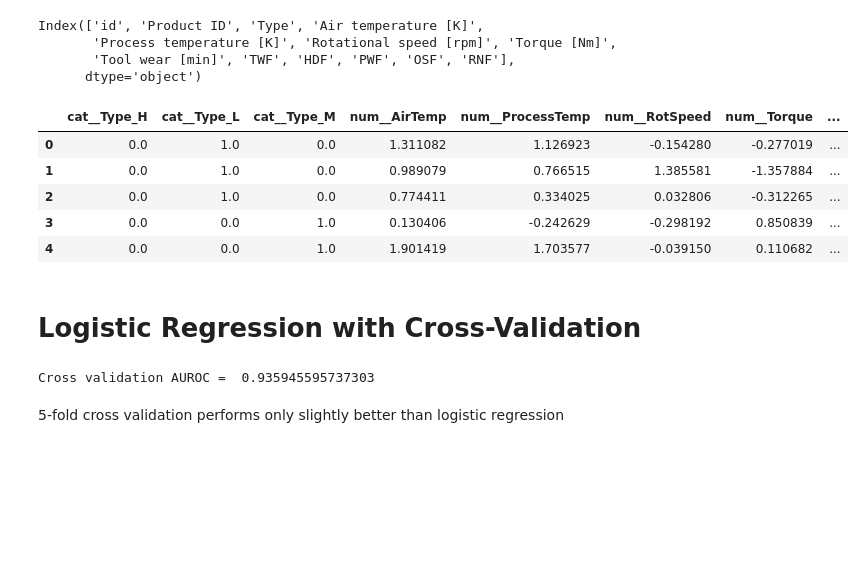
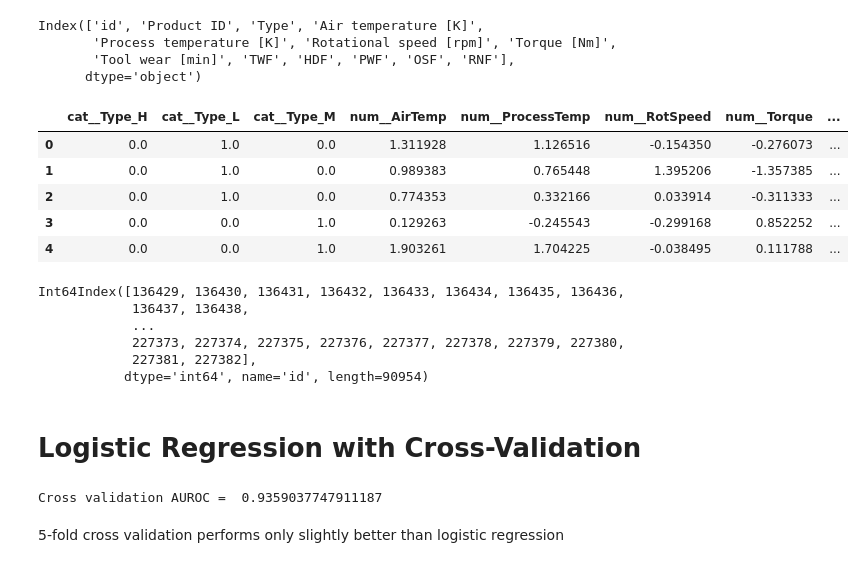
Before and after one commit to sharmilat29/Kaggle-Machine-Failure-Classification-Algorithms, a Jupyter notebook: machine-failure-binary-classification.ipynb, the cells around one changed output. Saved outputs shown, nothing was run; the diff lists cells and outputs as text; code cells hidden in the pictures; blank space fills up the shorter version.

```diff
--- a/machine-failure-binary-classification.ipynb
+++ b/machine-failure-binary-classification.ipynb
@@ -116,3 +116,6 @@ df.columns
 Index(['id', 'Type', 'AirTemp', 'ProcessTemp', 'RotSpeed', 'Torque',
        'ToolWear', 'Machine failure', 'TWF', 'HDF', 'PWF', 'OSF', 'RNF'],
       dtype='object')
+# %%
+df.set_index('id', inplace = True)
+df.columns
@@ -161,9 +169,9 @@ from sklearn.preprocessing import OneHotEncoder
 from sklearn.compose import ColumnTransformer
 
 transformers = [
-    ('cat', OneHotEncoder(handle_unknown = 'ignore'), ['Type']),
+    ('cat', OneHotEncoder(handle_unknown = 'ignore', sparse_output = False), ['Type']),
     ('num', StandardScaler(), ['AirTemp', 'ProcessTemp', 'RotSpeed', 'Torque', 'ToolWear']),
-    ('skip', 'passthrough', ['id', 'TWF', 'HDF', 'PWF', 'OSF', 'RNF'])
+    ('skip', 'passthrough', ['TWF', 'HDF', 'PWF', 'OSF', 'RNF'])
 ]
 
 col_transformer = ColumnTransformer(transformers)
@@ -228,22 +236,31 @@ Index(['id', 'Product ID', 'Type', 'Air temperature [K]',
 # %%
 # Prediction 1 using simple logistic regression on the test set (submission 1)
 
 # Apply data transformations as before
-
 test_df.rename(columns = {test_df.columns[3] : "AirTemp", test_df.columns[4] : "ProcessTemp", test_df.columns[5]: "RotSpeed", test_df.columns[6] : "Torque", test_df.columns[7]:"ToolWear"}, inplace = True)
 test_df = test_df.drop(["Product ID"], axis = 1)
+test_df.set_index('id', inplace = True)
 
 #test_df.columns
 
 test_df_new = pd.DataFrame(col_transformer.transform(test_df), columns = col_transformer.get_feature_names_out())
 test_df_new.head()
 # %% [output]
 |  | cat__Type_H | cat__Type_L | cat__Type_M | num__AirTemp | num__ProcessTemp | num__RotSpeed | num__Torque | ... |
-| 0 | 0.0 | 1.0 | 0.0 | 1.311082 | 1.126923 | -0.154280 | -0.277019 | ... |
-| 1 | 0.0 | 1.0 | 0.0 | 0.989079 | 0.766515 | 1.385581 | -1.357884 | ... |
-| 2 | 0.0 | 1.0 | 0.0 | 0.774411 | 0.334025 | 0.032806 | -0.312265 | ... |
-| 3 | 0.0 | 0.0 | 1.0 | 0.130406 | -0.242629 | -0.298192 | 0.850839 | ... |
-| 4 | 0.0 | 0.0 | 1.0 | 1.901419 | 1.703577 | -0.039150 | 0.110682 | ... |
+| 0 | 0.0 | 1.0 | 0.0 | 1.311928 | 1.126516 | -0.154350 | -0.276073 | ... |
+| 1 | 0.0 | 1.0 | 0.0 | 0.989383 | 0.765448 | 1.395206 | -1.357385 | ... |
+| 2 | 0.0 | 1.0 | 0.0 | 0.774353 | 0.332166 | 0.033914 | -0.311333 | ... |
+| 3 | 0.0 | 0.0 | 1.0 | 0.129263 | -0.245543 | -0.299168 | 0.852252 | ... |
+| 4 | 0.0 | 0.0 | 1.0 | 1.903261 | 1.704225 | -0.038495 | 0.111788 | ... |
+# %%
+test_df.index
+# %% [output]
+Int64Index([136429, 136430, 136431, 136432, 136433, 136434, 136435, 136436,
+            136437, 136438,
+            ...
+            227373, 227374, 227375, 227376, 227377, 227378, 227379, 227380,
+            227381, 227382],
+           dtype='int64', name='id', length=90954)
 # %% [markdown]
 # Logistic Regression with Cross-Validation
 # %%
@@ -263,7 +282,7 @@ cv_scores = cross_val_score(model, train_X_complete, complete_y, cv = 5, scoring
 
 print("Cross validation AUROC = ", cv_scores.mean())
 # %% [output]
-Cross validation AUROC =  0.935945595737303
+Cross validation AUROC =  0.9359037747911187
 # %% [markdown]
 5-fold cross validation performs only slightly better than logistic regression
 # %% [markdown]
```
Also changed, not shown: parts of 20 cells of this notebook.
